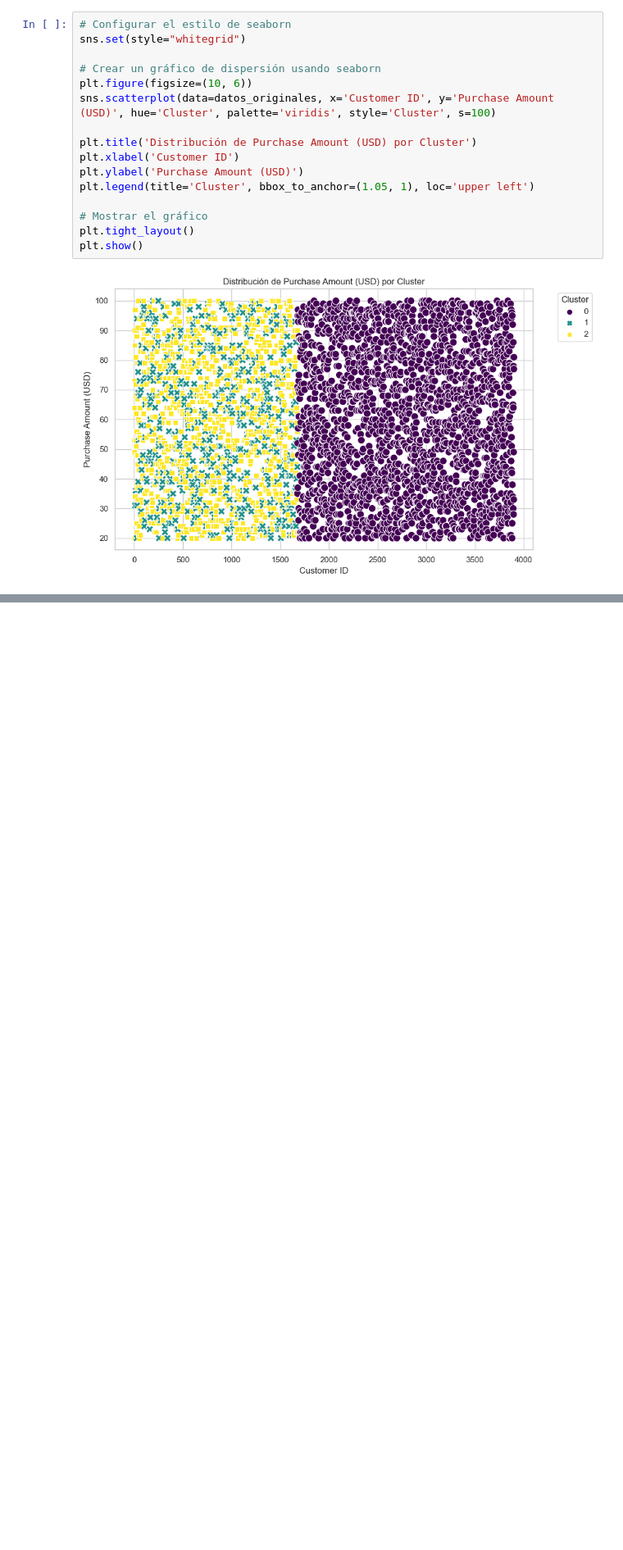
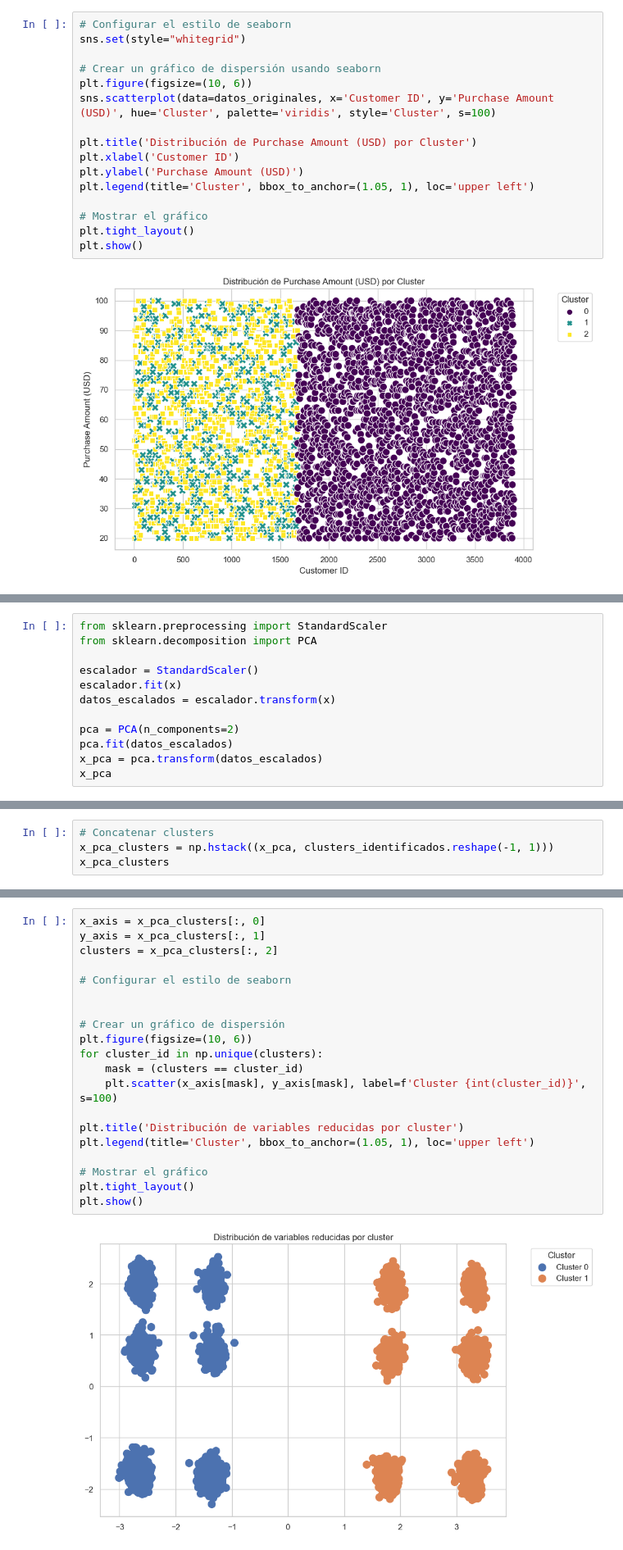
Before and after one commit to Aq202/ht4_mineria_uvg, a Jupyter notebook: ht4_pablo.ipynb, the cells around one changed output, grey strips where cells are left out. Shown at 82% size. Drawn from its saved outputs; the diff is of its cells as text; blank space fills up the shorter version.

```diff
--- a/ht4_pablo.ipynb
+++ b/ht4_pablo.ipynb
@@ -426,0 +524,12 @@ plt.show()
+# %%
+from sklearn.preprocessing import StandardScaler
+from sklearn.decomposition import PCA
+
+escalador = StandardScaler()
+escalador.fit(x)
+datos_escalados = escalador.transform(x)
+
+pca = PCA(n_components=2)
+pca.fit(datos_escalados)
+x_pca = pca.transform(datos_escalados)
+x_pca
@@ -426,0 +544,4 @@ plt.show()
+# %%
+# Concatenar clusters
+x_pca_clusters = np.hstack((x_pca, clusters_identificados.reshape(-1, 1)))
+x_pca_clusters
@@ -426,0 +556,22 @@ plt.show()
+# %%
+x_axis = x_pca_clusters[:, 0]
+y_axis = x_pca_clusters[:, 1]
+clusters = x_pca_clusters[:, 2]
+
+# Configurar el estilo de seaborn
+
+
+# Crear un gráfico de dispersión
+plt.figure(figsize=(10, 6))
+for cluster_id in np.unique(clusters):
+    mask = (clusters == cluster_id)
+    plt.scatter(x_axis[mask], y_axis[mask], label=f'Cluster {int(cluster_id)}', s=100)
+
+plt.title('Distribución de variables reducidas por cluster')
+plt.legend(title='Cluster', bbox_to_anchor=(1.05, 1), loc='upper left')
+
+# Mostrar el gráfico
+plt.tight_layout()
+plt.show()
+# %% [output]
+[figure, added]
```
Also changed, not shown: parts of 19 cells of this notebook.
